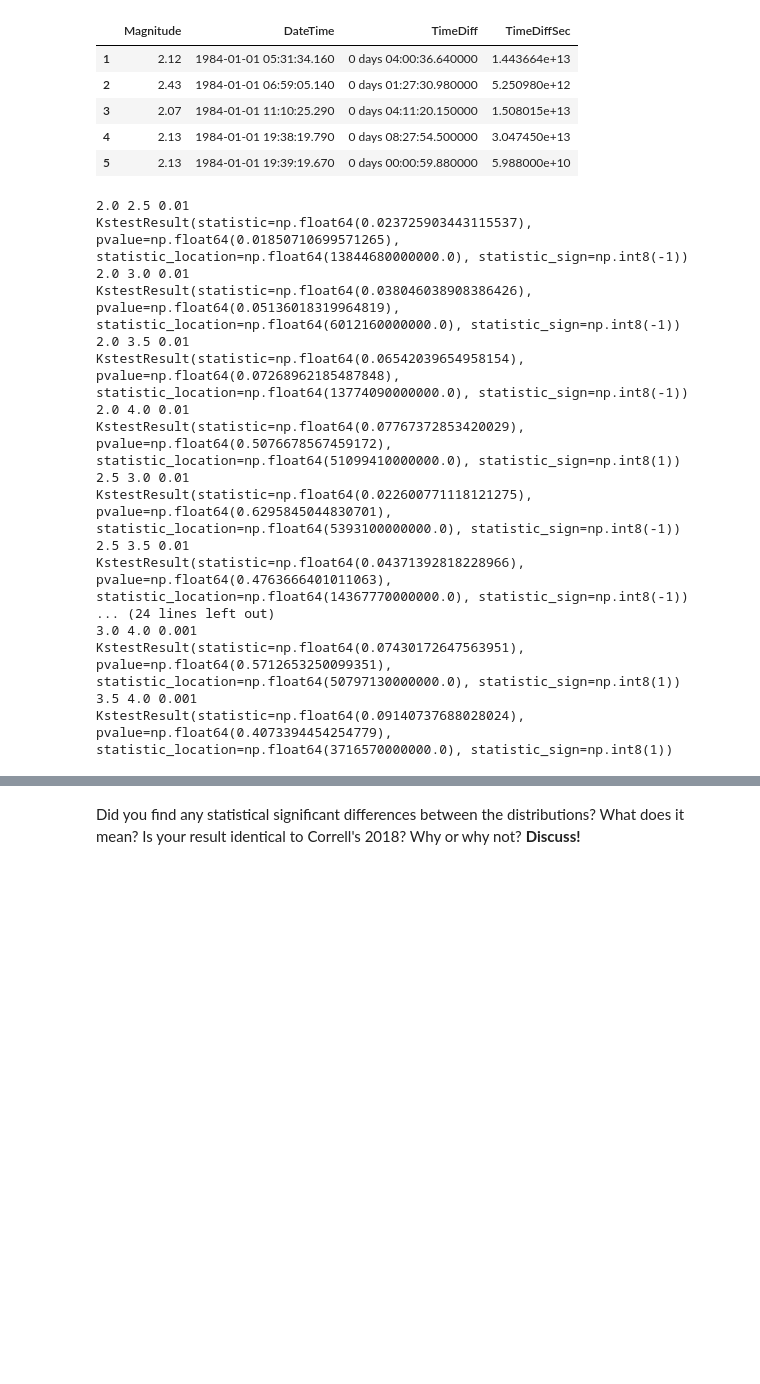
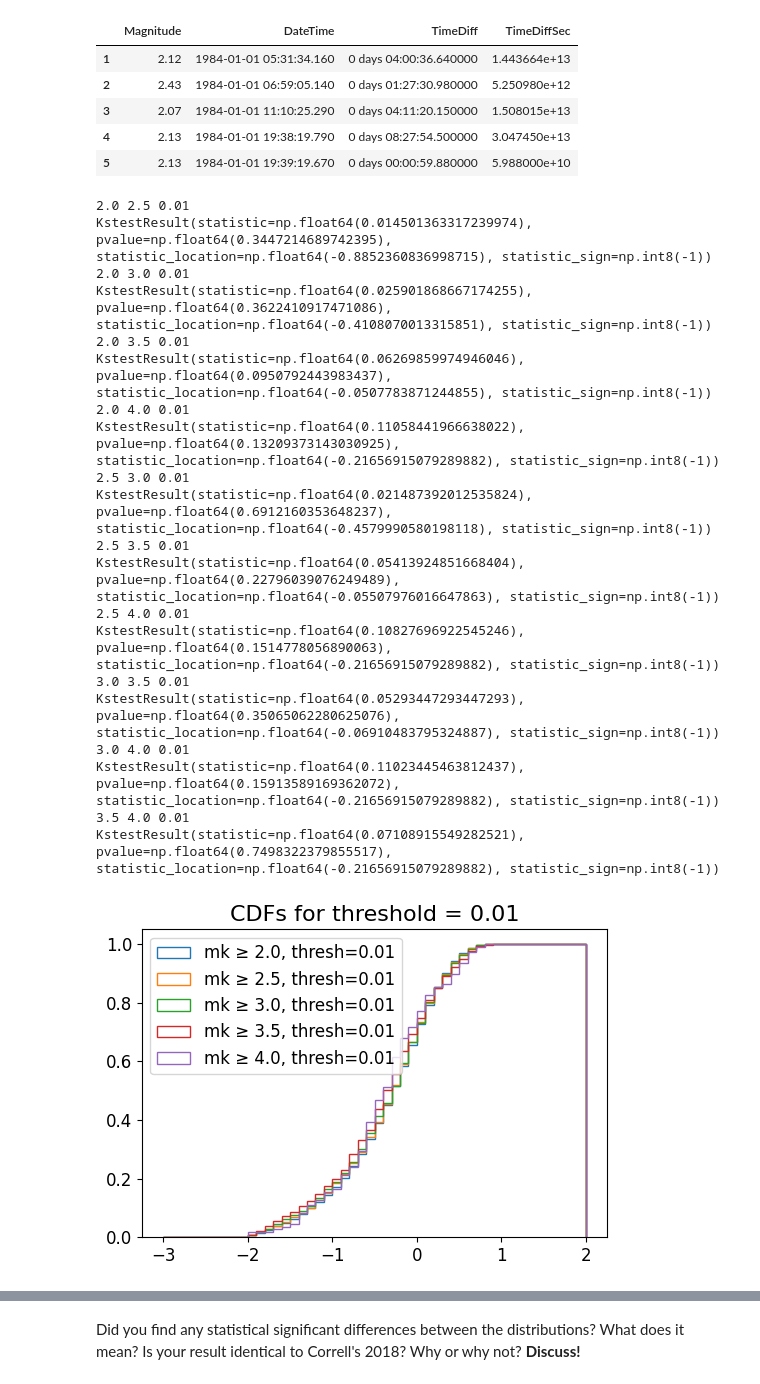
Before and after one commit to zberis/DSPS_ZBeris, a Jupyter notebook: HW4/Copy_of_KS_earthquakes_instructions.ipynb, the cells around one changed output, grey strips where cells are left out. Drawn from its saved outputs; the diff is of its cells as text; code cells hidden in the pictures; blank space fills up the shorter version.

```diff
--- a/HW4/Copy_of_KS_earthquakes_instructions.ipynb
+++ b/HW4/Copy_of_KS_earthquakes_instructions.ipynb
@@ -449,30 +449,6 @@
 The pseudocode for the algorithm is [here](https://github.com/fedhere/DSPS_FBianco/blob/master/HW3/Corral2018pseudocodeKStest.md).
 # %% [markdown]
 Reproduce the paper Fig 1 and Table 1. In the Table report the size of each dataset after cleaning the value of the statistic and the p-value, as done in Corral 2018. Use the scipy function for the 2 sample KS test. (resources [here](https://colab.research.google.com/notebooks/markdown_guide.ipynb#scrollTo=70pYkR9LiOV0) to learn about the table syntax in markdown)
-# %%
-For threshold 0.01 and 0.001:
-  	For all Mk values of M in Corral2018:
-		{
-		# remove gaps below minimum gap threshold
-		x_Mk =  gaps where M > M_k
-		For i in [1,2]: # do it twice
-			{
-			# Rescale the time gaps distribution by the mean value of the time gaps.
-			Rk = 1 / mean of x_Mk
-			X_Mk = x_Mk * Rk where x_Mk*Rk  > threshold # can be achieved broadcasting in python
-			}
-
-		# these two lines of code are not necessary cause Rk~1
-		Rk = 1 / mean of x_Mk
-		x_Mk = x_Mk * Rk
-
-	For all Mk values of M in Corral2018:
-		{
-   		For all Ml values of M in Corral2018 greater than Mk
-			{
-			Perform the KS test on (Mk, Ml)
-			}
-   		}
 # %%
 eqGoodData.head()
 # %% [output]
@@ -485,37 +461,53 @@ eqGoodData.head()
 # %%
 # your code here
 alpha = 0.003
 threshold = [0.01, 0.001]
 mkvalues = [2.0, 2.5, 3.0, 3.5, 4.0]
 for thresh in threshold:
+  plt.figure(figsize=(6,4))
   for mk in mkvalues:
     x_mk = eqGoodData.loc[eqGoodData["Magnitude"] >= mk, "TimeDiffSec"]
     for i in [1,2]:
       Rk = 1 / x_mk.mean()
+      x_mk1 = x_mk * Rk
       x_mk = x_mk.loc[x_mk * Rk > thresh]
+      x_mk = x_mk * Rk
+    x_mk = np.log10(x_mk)
     for ml in mkvalues:
       if mk < ml:
         x_ml = eqGoodData.loc[eqGoodData["Magnitude"] >= ml, "TimeDiffSec"]
         for i in [1,2]:
           Rl = 1 / x_ml.mean()
           x_ml = x_ml.loc[x_ml * Rl > thresh]
+          x_ml = x_ml * Rl
+        x_ml = np.log10(x_ml)
         print(mk, ml, thresh)
         print(sp.stats.ks_2samp(x_mk, x_ml))
+    bins = np.linspace(-3, 2, 51)
+    plt.hist(x_mk, bins = bins, cumulative=True, density = True, histtype="step", label=f"mk ≥ {mk}, thresh={thresh}")
+
+  plt.legend()
+  plt.title(f"CDFs for threshold = {thresh}")
+  plt.show()
 # %% [output]
 2.0 2.5 0.01
-KstestResult(statistic=np.float64(0.023725903443115537), pvalue=np.float64(0.01850710699571265), statistic_location=np.float64(13844680000000.0), statistic_sign=np.int8(-1))
+KstestResult(statistic=np.float64(0.014501363317239974), pvalue=np.float64(0.3447214689742395), statistic_location=np.float64(-0.8852360836998715), statistic_sign=np.int8(-1))
 2.0 3.0 0.01
-KstestResult(statistic=np.float64(0.038046038908386426), pvalue=np.float64(0.05136018319964819), statistic_location=np.float64(6012160000000.0), statistic_sign=np.int8(-1))
+KstestResult(statistic=np.float64(0.025901868667174255), pvalue=np.float64(0.3622410917471086), statistic_location=np.float64(-0.4108070013315851), statistic_sign=np.int8(-1))
 2.0 3.5 0.01
-KstestResult(statistic=np.float64(0.06542039654958154), pvalue=np.float64(0.07268962185487848), statistic_location=np.float64(13774090000000.0), statistic_sign=np.int8(-1))
+KstestResult(statistic=np.float64(0.06269859974946046), pvalue=np.float64(0.0950792443983437), statistic_location=np.float64(-0.0507783871244855), statistic_sign=np.int8(-1))
 2.0 4.0 0.01
-KstestResult(statistic=np.float64(0.07767372853420029), pvalue=np.float64(0.5076678567459172), statistic_location=np.float64(51099410000000.0), statistic_sign=np.int8(1))
+KstestResult(statistic=np.float64(0.11058441966638022), pvalue=np.float64(0.13209373143030925), statistic_location=np.float64(-0.21656915079289882), statistic_sign=np.int8(-1))
 2.5 3.0 0.01
-KstestResult(statistic=np.float64(0.022600771118121275), pvalue=np.float64(0.6295845044830701), statistic_location=np.float64(5393100000000.0), statistic_sign=np.int8(-1))
+KstestResult(statistic=np.float64(0.021487392012535824), pvalue=np.float64(0.6912160353648237), statistic_location=np.float64(-0.4579990580198118), statistic_sign=np.int8(-1))
 2.5 3.5 0.01
-KstestResult(statistic=np.float64(0.04371392818228966), pvalue=np.float64(0.4763666401011063), statistic_location=np.float64(14367770000000.0), statistic_sign=np.int8(-1))
-... (24 lines left out)
-3.0 4.0 0.001
-KstestResult(statistic=np.float64(0.07430172647563951), pvalue=np.float64(0.5712653250099351), statistic_location=np.float64(50797130000000.0), statistic_sign=np.int8(1))
-3.5 4.0 0.001
-KstestResult(statistic=np.float64(0.09140737688028024), pvalue=np.float64(0.4073394454254779), statistic_location=np.float64(3716570000000.0), statistic_sign=np.int8(1))
+KstestResult(statistic=np.float64(0.05413924851668404), pvalue=np.float64(0.22796039076249489), statistic_location=np.float64(-0.05507976016647863), statistic_sign=np.int8(-1))
+2.5 4.0 0.01
+KstestResult(statistic=np.float64(0.10827696922545246), pvalue=np.float64(0.1514778056890063), statistic_location=np.float64(-0.21656915079289882), statistic_sign=np.int8(-1))
+3.0 3.5 0.01
+KstestResult(statistic=np.float64(0.05293447293447293), pvalue=np.float64(0.35065062280625076), statistic_location=np.float64(-0.06910483795324887), statistic_sign=np.int8(-1))
+3.0 4.0 0.01
+KstestResult(statistic=np.float64(0.11023445463812437), pvalue=np.float64(0.15913589169362072), statistic_location=np.float64(-0.21656915079289882), statistic_sign=np.int8(-1))
+3.5 4.0 0.01
+KstestResult(statistic=np.float64(0.07108915549282521), pvalue=np.float64(0.7498322379855517), statistic_location=np.float64(-0.21656915079289882), statistic_sign=np.int8(-1))
+[figure, added]
```
Also changed, not shown: parts of 5 cells of this notebook.
